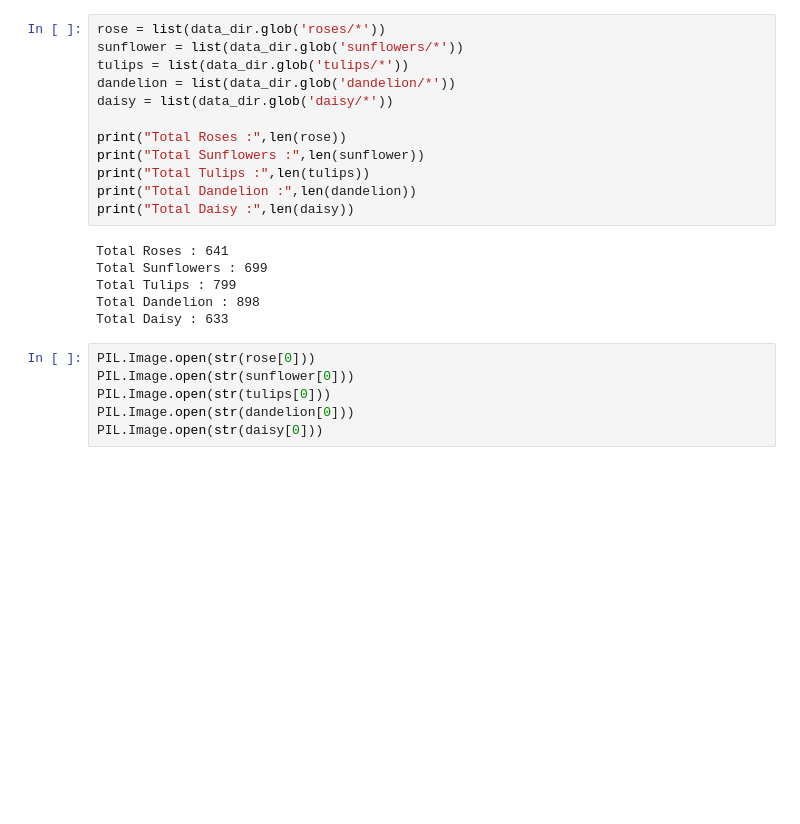
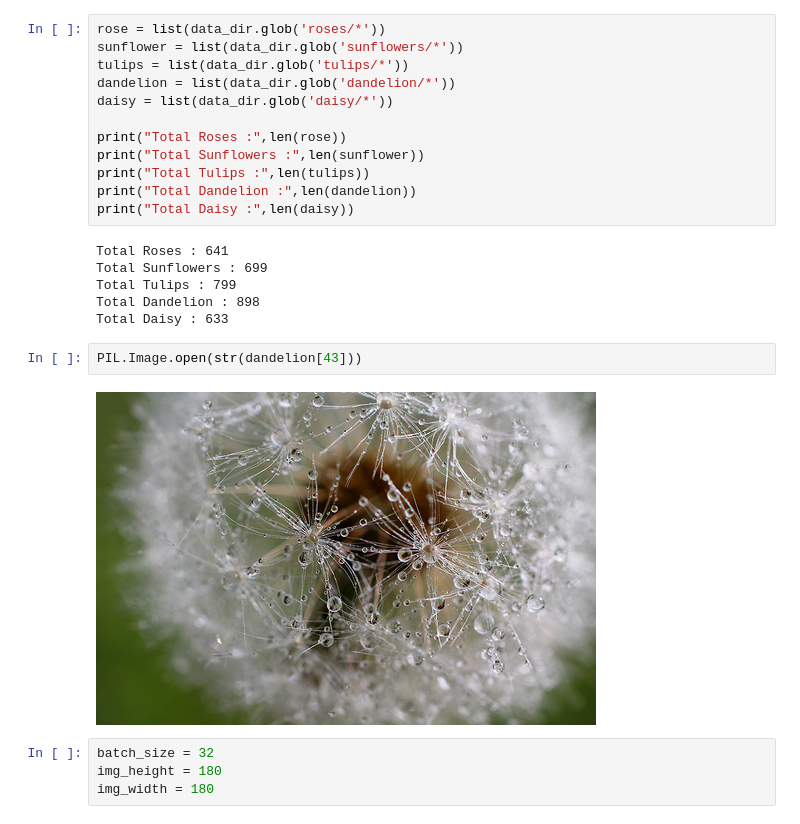
Before and after one commit to sabre-code/flower_classification, a Jupyter notebook: classification_tfds.ipynb, the cells around one changed output. Cells and saved outputs as stored; diff of their text form; blank space fills up the shorter version.

```diff
--- a/classification_tfds.ipynb
+++ b/classification_tfds.ipynb
@@ -43,9 +40,11 @@ Total Sunflowers : 699
 Total Tulips : 799
 Total Dandelion : 898
 Total Daisy : 633
-# %%
-PIL.Image.open(str(rose[0]))
-PIL.Image.open(str(sunflower[0]))
-PIL.Image.open(str(tulips[0]))
-PIL.Image.open(str(dandelion[0]))
-PIL.Image.open(str(daisy[0]))
+# %%
+PIL.Image.open(str(dandelion[43]))
+# %% [output]
+[figure, added]
+# %%
+batch_size = 32
+img_height = 180
+img_width = 180
```
Also changed, not shown: parts of 13 cells of this notebook.
